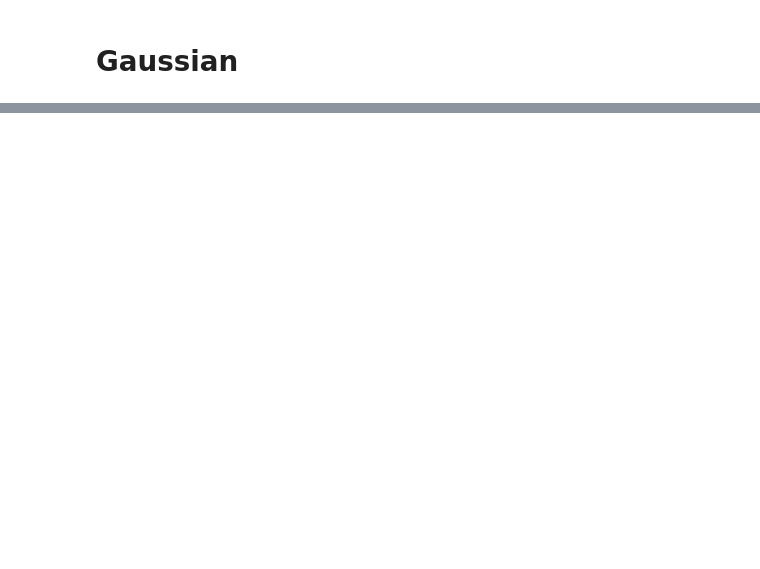
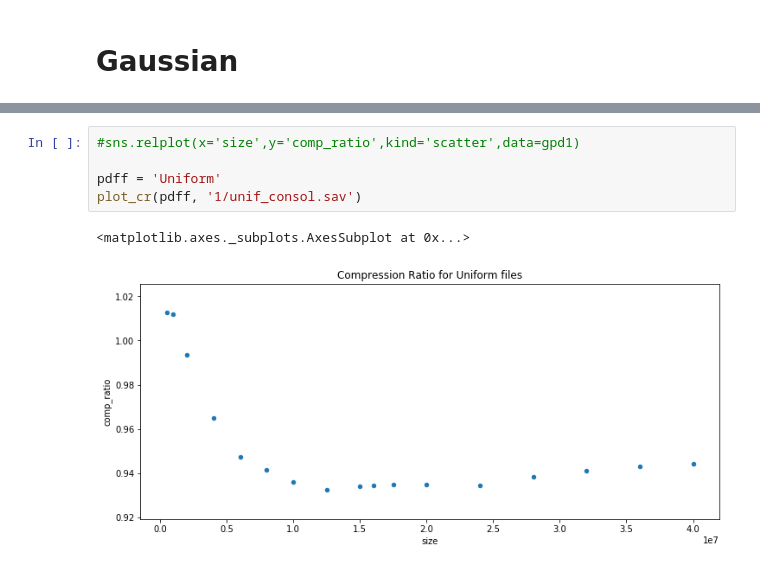
Before and after one commit to pkmandke/LZW-Compression, a Jupyter notebook: LZW_results.ipynb, the cells around one changed output, grey strips where cells are left out. Cells and saved outputs as stored; diff of their text form; blank space fills up the shorter version.

```diff
--- a/LZW_results.ipynb
+++ b/LZW_results.ipynb
@@ -35,0 +57,8 @@ pd.dataFrame.from_dict()
+# %%
+#sns.relplot(x='size',y='comp_ratio',kind='scatter',data=gpd1)
+
+pdff = 'Uniform'
+plot_cr(pdff, '1/unif_consol.sav')
+# %% [output]
+<matplotlib.axes._subplots.AxesSubplot at 0x...>
+[figure, added]
```
Also changed, not shown: parts of 9 cells of this notebook, 10 other files.
